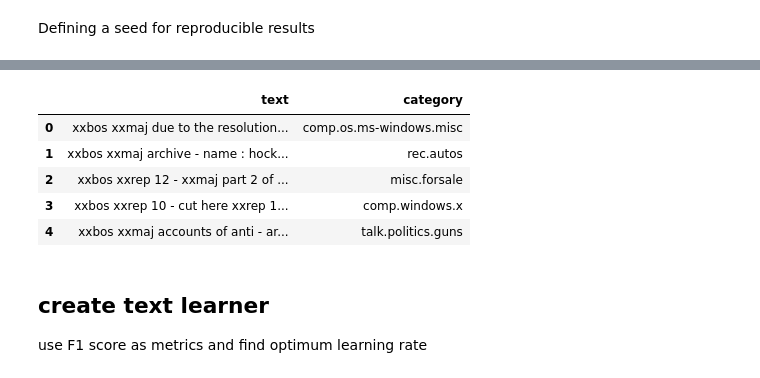
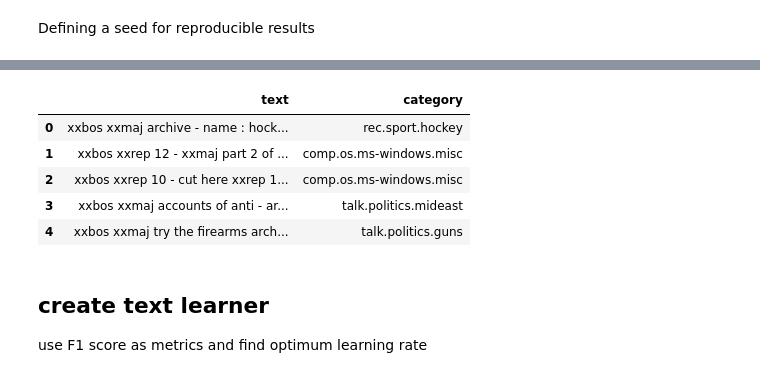
Before and after one commit to sayanbanerjee32/NLP-with-fastai2.0, a Jupyter notebook: fastai_on_20newsgroup.ipynb, the cells around one changed output, grey strips where cells are left out. Saved outputs shown, nothing was run; the diff lists cells and outputs as text; code cells hidden in the pictures.

```diff
--- a/fastai_on_20newsgroup.ipynb
+++ b/fastai_on_20newsgroup.ipynb
@@ -116,6 +120,5 @@ Name: text, dtype: int64
 ## Clean the text column
 # %%
 train_data_df['text'] = train_data_df['text'].replace('\n|\t',' ', regex=True)
-train_data_df['text'] = train_data_df['text'].replace('\"','\'', regex=True)
 test_data_df['text'] = test_data_df['text'].replace('\n|\t',' ', regex=True)
 # %%
@@ -143,23 +146,23 @@ def random_seed(seed_value, use_cuda):
 # %%
 #random_seed(32, True)
 dls = TextDataLoaders.from_df(train_data_df, text_col='text', label_col='title',
-                              valid_col='is_valid', seed=1, shuffle_train=False)
+                              valid_col='is_valid', seed=1, shuffle_train=True)
 
 # newsgroup_clas = DataBlock(
 #     blocks=(TextBlock.from_df('text', seq_len=72), CategoryBlock),
 #     get_x=ColReader('text'), get_y=ColReader('title'), splitter=ColSplitter())
 
 # dls = newsgroup_clas.dataloaders(train_data_df)
 
 dls.show_batch(max_n=5)
 # %% [output]
 [interactive output not drawn]
 |  | text | category |
-| 0 | xxbos xxmaj due to the resolution... | comp.os.ms-windows.misc |
-| 1 | xxbos xxmaj archive - name : hock... | rec.autos |
-| 2 | xxbos xxrep 12 - xxmaj part 2 of ... | misc.forsale |
-| 3 | xxbos xxrep 10 - cut here xxrep 1... | comp.windows.x |
-| 4 | xxbos xxmaj accounts of anti - ar... | talk.politics.guns |
+| 0 | xxbos xxmaj archive - name : hock... | rec.sport.hockey |
+| 1 | xxbos xxrep 12 - xxmaj part 2 of ... | comp.os.ms-windows.misc |
+| 2 | xxbos xxrep 10 - cut here xxrep 1... | comp.os.ms-windows.misc |
+| 3 | xxbos xxmaj accounts of anti - ar... | talk.politics.mideast |
+| 4 | xxbos xxmaj try the firearms arch... | talk.politics.guns |
 # %% [markdown]
 ## create text learner
 
```
Also changed, not shown: parts of 6 cells of this notebook.
